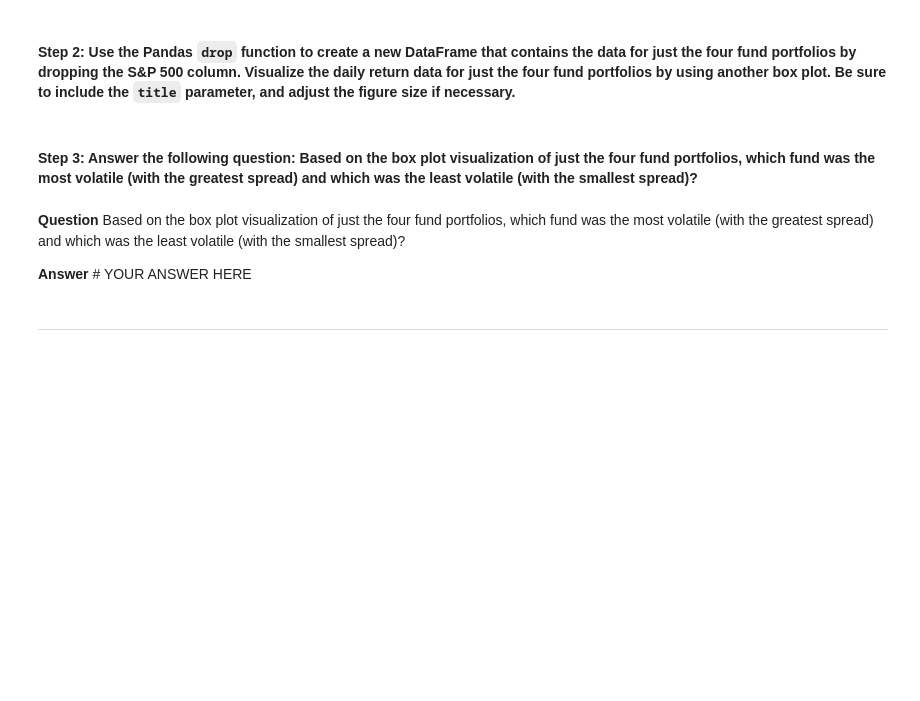
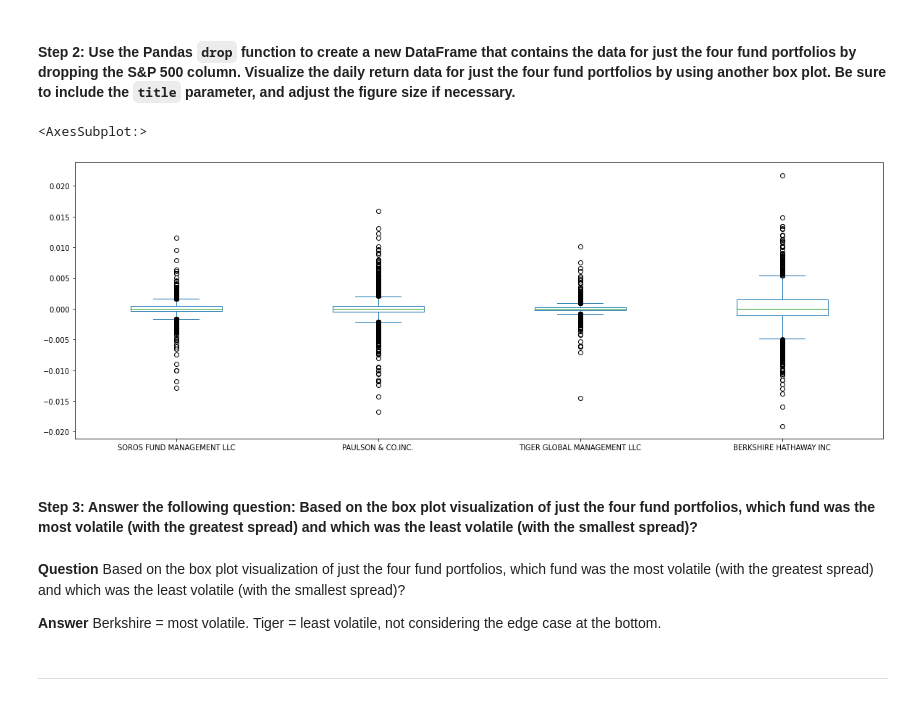
Before and after one commit to mmarovich/risk_and_return_app, a Jupyter notebook: risk_return_analysis.ipynb, the cells around one changed output. Drawn from its saved outputs; the diff is of its cells as text; code cells hidden in the pictures; blank space fills up the shorter version.

```diff
--- a/risk_return_analysis.ipynb
+++ b/risk_return_analysis.ipynb
@@ -255,14 +258,19 @@ Analyze the volatility of each of the four fund portfolios and of the S&P 500 In
 # %%
 # Create a new DataFrame containing only the 4 fund portfolios by dropping the S&P 500 column from the DataFrame
 # Create box plots to reflect the return data for only the 4 fund portfolios
 # Include a title parameter and adjust the figure size
-# YOUR CODE HERE
+four_portfolios = whales_daily_returns.drop("S&P 500", axis=1)
+
+four_portfolios.plot(figsize=(20,7), kind="box")
+# %% [output]
+<AxesSubplot:>
+[figure, added]
 # %% [markdown]
 #### Step 3: Answer the following question: Based on the box plot visualization of just the four fund portfolios, which fund was the most volatile (with the greatest spread) and which was the least volatile (with the smallest spread)?
 # %% [markdown]
 **Question** Based on the box plot visualization of just the four fund portfolios, which fund was the most volatile (with the greatest spread) and which was the least volatile (with the smallest spread)?
 
-**Answer** # YOUR ANSWER HERE
+**Answer** Berkshire = most volatile.  Tiger = least volatile, not considering the edge case at the bottom.
 # %% [markdown]
 ---
 # %% [markdown]
```
Also changed, not shown: parts of 1 cell of this notebook.
